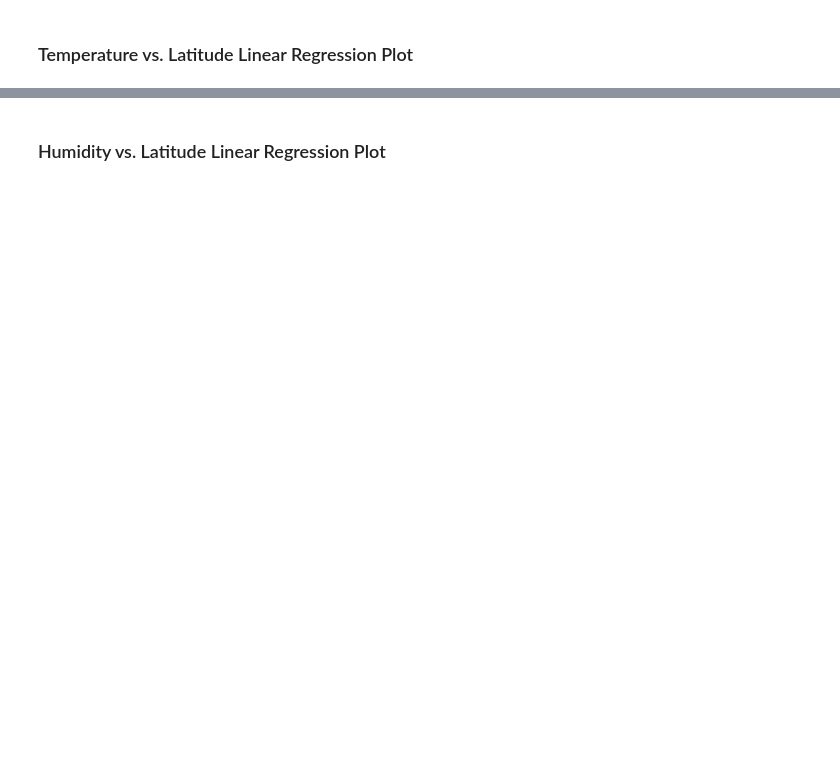
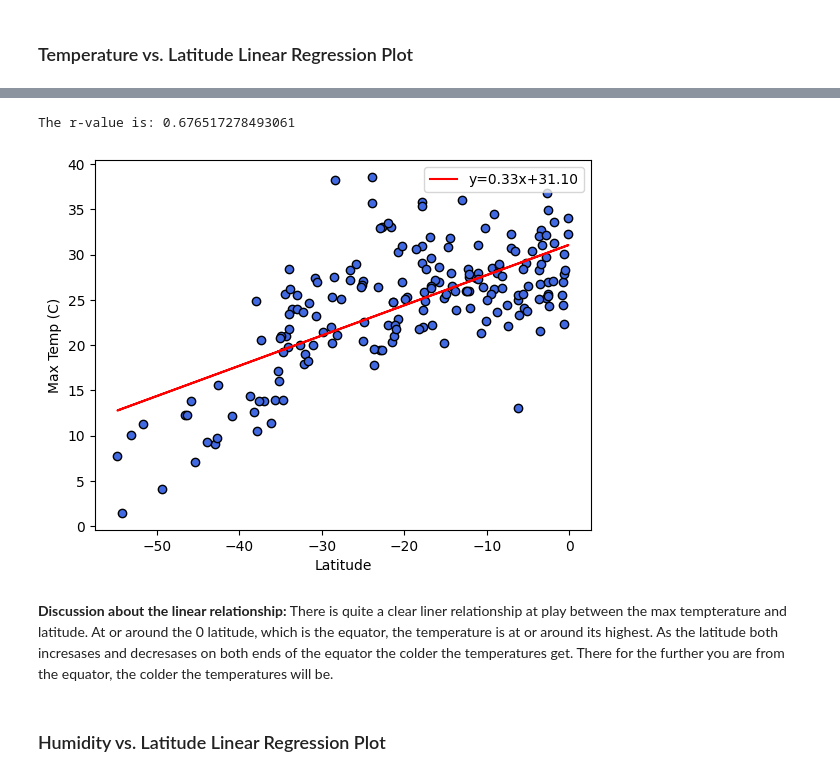
Before and after one commit to Tylerwilliams3644/python-api-challenge, a Jupyter notebook: WeatherPy/Starter_Code/starter_code/WeatherPy.ipynb, the cells around one changed output, grey strips where cells are left out. Drawn from its saved outputs; the diff is of its cells as text; code cells hidden in the pictures; blank space fills up the shorter version.

```diff
--- a/WeatherPy/Starter_Code/starter_code/WeatherPy.ipynb
+++ b/WeatherPy/Starter_Code/starter_code/WeatherPy.ipynb
@@ -334,2 +367,12 @@ The r-value is: 0.4121057168607245
+# %%
+south_lat = southern_hemi_df["Lat"]
+south_max_temp_c = southern_hemi_df["Max Temp"] - 273.15
+
+max_temp_scatter(south_lat, south_max_temp_c)
+# %% [output]
+The r-value is: 0.676517278493061
+[figure, added]
+# %% [markdown]
+**Discussion about the linear relationship:** There is quite a clear liner relationship at play between the max tempterature and latitude. At or around the 0 latitude, which is the equator, the temperature is at or around its highest. As the latitude both incresases and decresases on both ends of the equator the colder the temperatures get. There for the further you are from the equator, the colder the temperatures will be.
 # %% [markdown]
 ### Humidity vs. Latitude Linear Regression Plot
```
Also changed, not shown: parts of 26 cells of this notebook.
